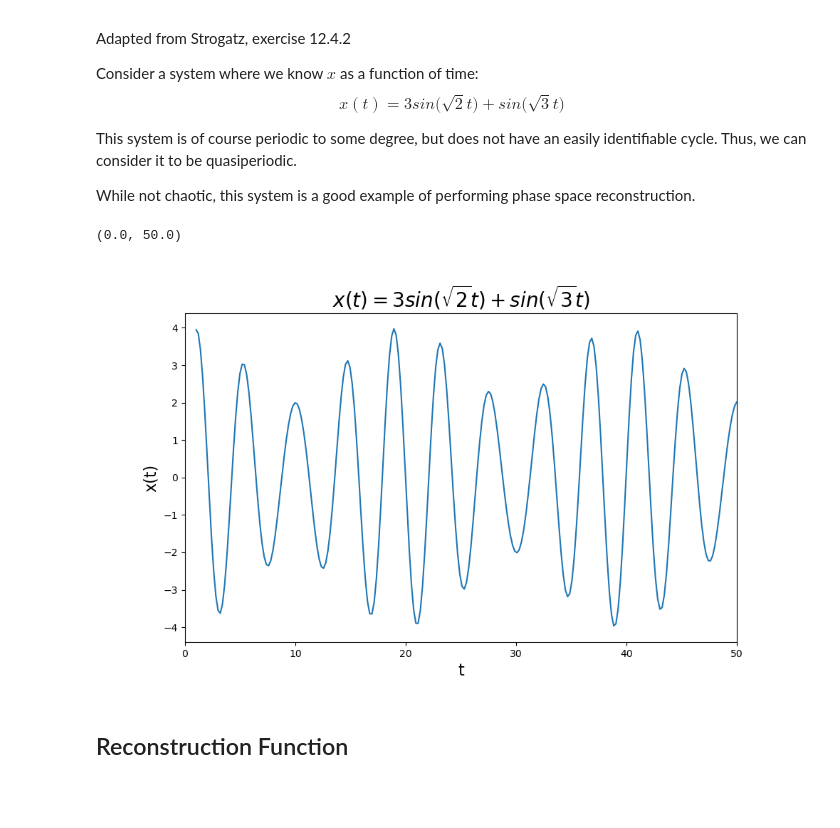
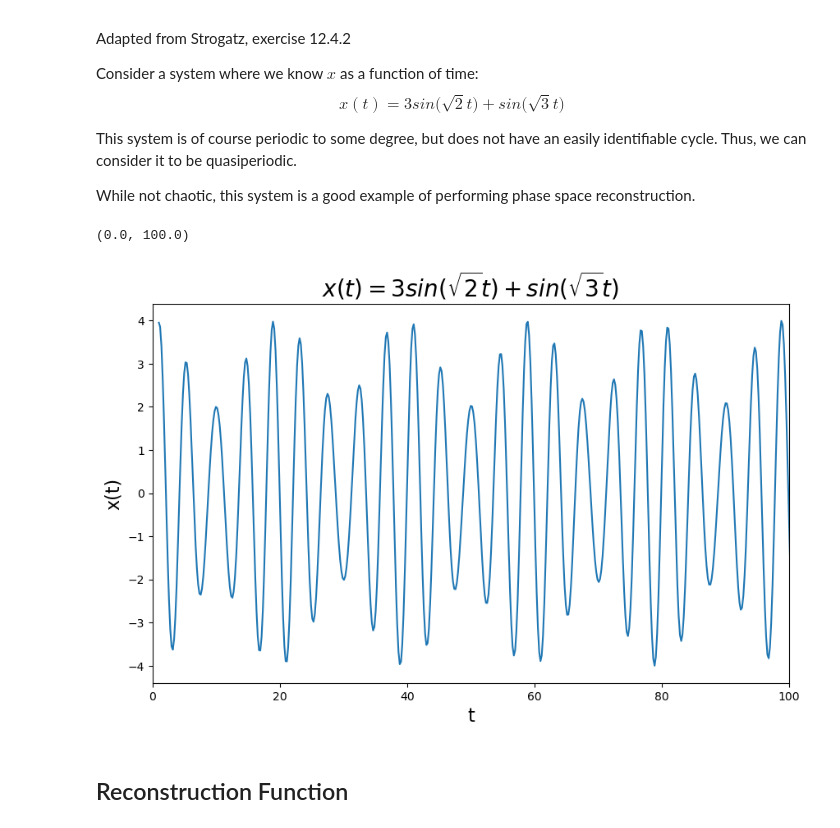
Before and after one commit to JosephWick/PhaseReconstruction, a Jupyter notebook: example_1st.ipynb, the cells around one changed output. Saved outputs shown, nothing was run; the diff lists cells and outputs as text; code cells hidden in the pictures; blank space fills up the shorter version.

```diff
--- a/example_1st.ipynb
+++ b/example_1st.ipynb
@@ -21,20 +21,20 @@ def func(t):
 # %%
 tspan = np.linspace(1,200,1000)
 x = func(tspan)
 
 # let's look at x(t)
 plt.figure(figsize=(10,6))
 plt.plot(tspan,x)
 
 plt.xlabel('t', fontsize=16)
 plt.ylabel('x(t)', fontsize=16)
 plt.title(r'$x(t) = 3sin(\sqrt{2}t) + sin(\sqrt{3} t)$', fontsize=20)
-plt.xlim(0,50)
+plt.xlim(0,100)
 
 # not chaotic; quasiperiodic
 # %% [output]
-(0.0, 50.0)
+(0.0, 100.0)
-[figure, old version]
+[figure, new version]
 # %% [markdown]
 ## Reconstruction Function
 # %%
```
Also changed, not shown: parts of 3 cells of this notebook, 3 other files.
